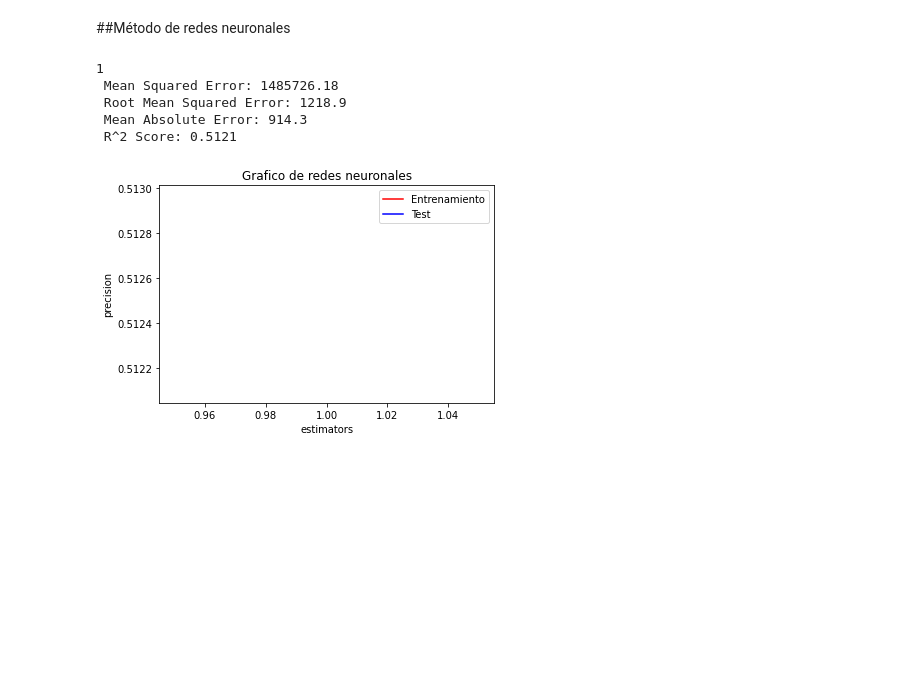
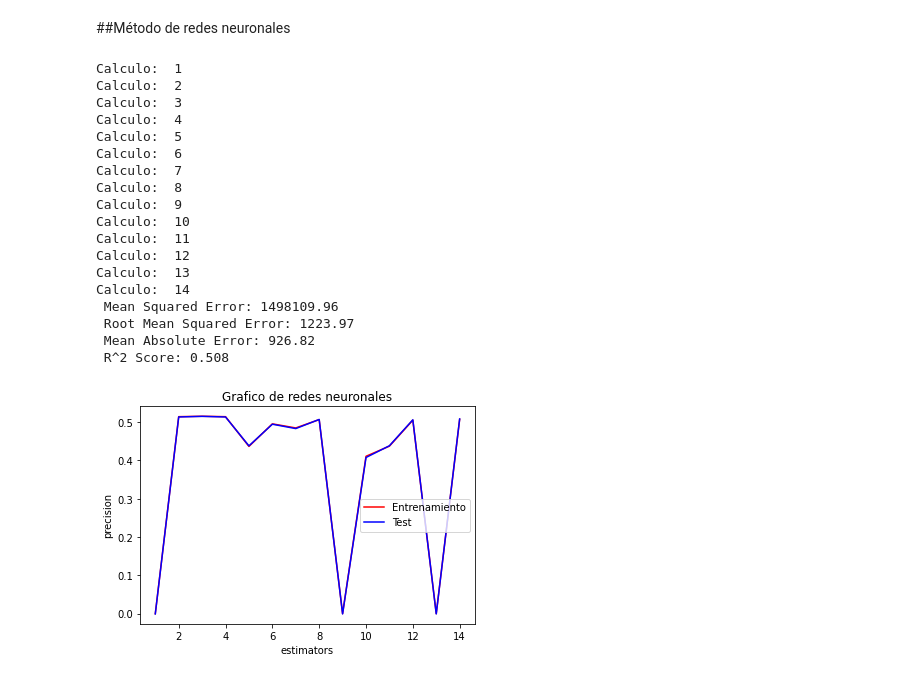
Before and after one commit to abaltodano/aprendizaje-automatico, a Jupyter notebook: Tarea-4/Tarea_4.ipynb, the cells around one changed output. Drawn from its saved outputs; the diff is of its cells as text; code cells hidden in the pictures; blank space fills up the shorter version.

```diff
--- a/Tarea-4/Tarea_4.ipynb
+++ b/Tarea-4/Tarea_4.ipynb
@@ -838,21 +838,21 @@ from sklearn.neural_network import MLPRegressor
 
 train_prec =  []
 eval_prec = []
-max_estimators_list = list(range(1, 2))
+max_estimators_list = list(range(1, 15))
 for estimators in max_estimators_list:
   rn_model = MLPRegressor(
                           activation = 'relu'                 #logistic -> casi igual las otras no sirven
-                          ,alpha = 0.6
-                          ,batch_size = 100
-                          ,beta_1 = 0.3
-                          ,beta_2 = 0.9
+                          ,alpha = 0.1111
+                          ,batch_size = 133
+                          ,beta_1 = 0.33
+                          ,beta_2 = 0.66
                           ,early_stopping = True
                           ,epsilon = 1e-08
-                          ,hidden_layer_sizes=(50,50)
+                          ,hidden_layer_sizes= (estimators,5)
                           ,learning_rate= 'constant'          #Puede ser tambien 'adaptive'
                           ,learning_rate_init = 0.01
-                          ,max_fun = 15000
-                          ,max_iter=553                       # con el que se logro mejorar un poco
+                          ,max_fun = 15444
+                          ,max_iter=544                       # con el que se logro mejorar un poco
                           ,momentum = 0.9
                           ,n_iter_no_change = 10
                           ,nesterovs_momentum = True
@@ -863,40 +863,53 @@ for estimators in max_estimators_list:
                           ,tol = 0.0001
                           ,validation_fraction = 0.1
                           ,verbose = False
                           ,warm_start = False
                           )
   rn_model.fit(x_train, y_train)
   train_prec.append(rn_model.score(x_train, y_train))
   eval_prec.append(rn_model.score(x_test, y_test))
-  print(estimators)
+  print("Calculo: ",estimators)
 
 y_pred = rn_model.predict(x_test)
 
 DT_MSE = round(MSE(y_test, y_pred), 2)
 DT_RMSE = round(math.sqrt(DT_MSE), 2)
 DT_MAE = round(MAE(y_test, y_pred), 2)
 DT_R_2 = round(R2(y_test, y_pred), 4)
 
 print(f" Mean Squared Error: {DT_MSE}")
 print(f" Root Mean Squared Error: {DT_RMSE}")
 print(f" Mean Absolute Error: {DT_MAE}")
 print(f" R^2 Score: {DT_R_2}")
 
 # graficar los resultados.
 plt.plot(max_estimators_list, train_prec, color='r', label='Entrenamiento')
 plt.plot(max_estimators_list, eval_prec, color='b', label='Test')
 plt.title('Grafico de redes neuronales')
 plt.legend()
 plt.ylabel('precision')
 plt.xlabel('estimators')
 plt.show()
 # %% [output]
-1
- Mean Squared Error: 1485726.18
- Root Mean Squared Error: 1218.9
- Mean Absolute Error: 914.3
- R^2 Score: 0.5121
+Calculo:  1
+Calculo:  2
+Calculo:  3
+Calculo:  4
+Calculo:  5
+Calculo:  6
+Calculo:  7
+Calculo:  8
+Calculo:  9
+Calculo:  10
+Calculo:  11
+Calculo:  12
+Calculo:  13
+Calculo:  14
+ Mean Squared Error: 1498109.96
+ Root Mean Squared Error: 1223.97
+ Mean Absolute Error: 926.82
+ R^2 Score: 0.508
-[figure, old version]
+[figure, new version]
 # %%
 from sklearn.pipeline import Pipeline
 from sklearn.model_selection import RandomizedSearchCV
```
Also changed, not shown: parts of 6 cells of this notebook.
